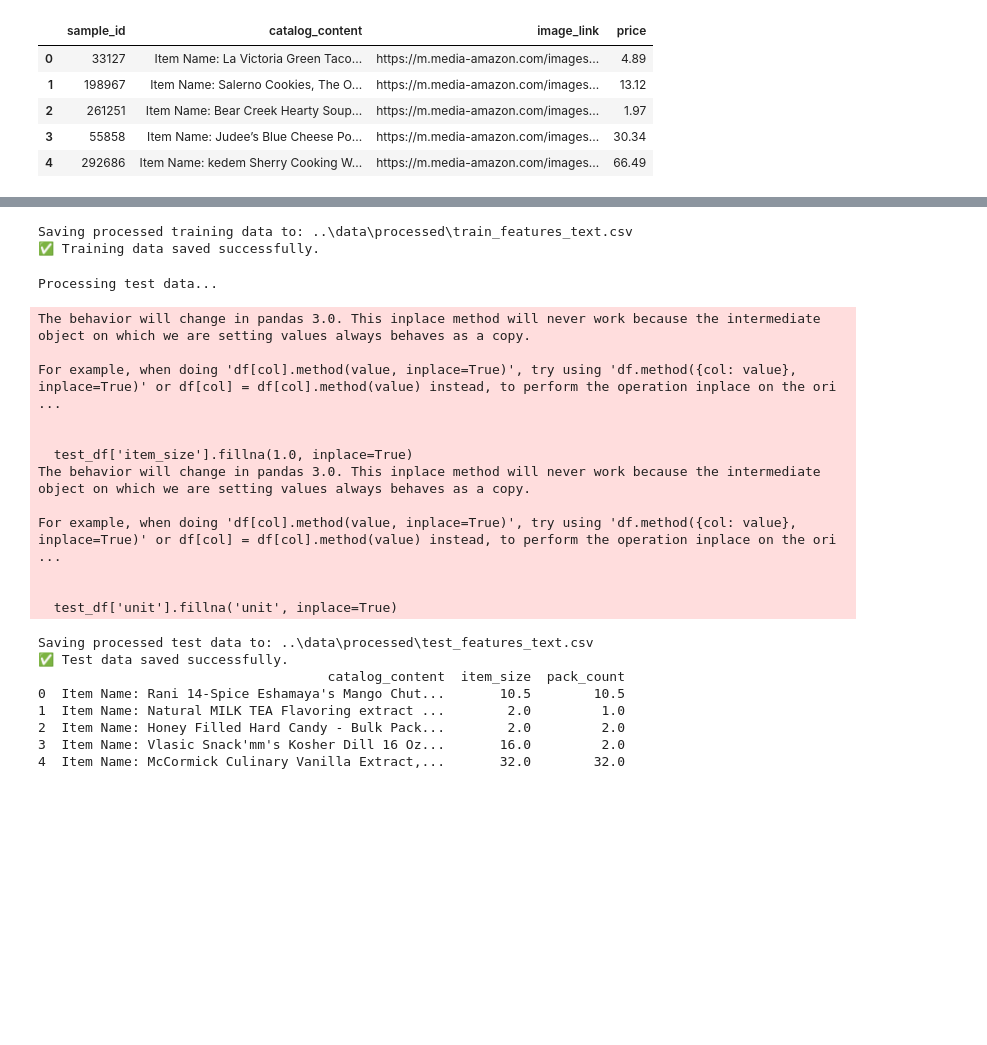
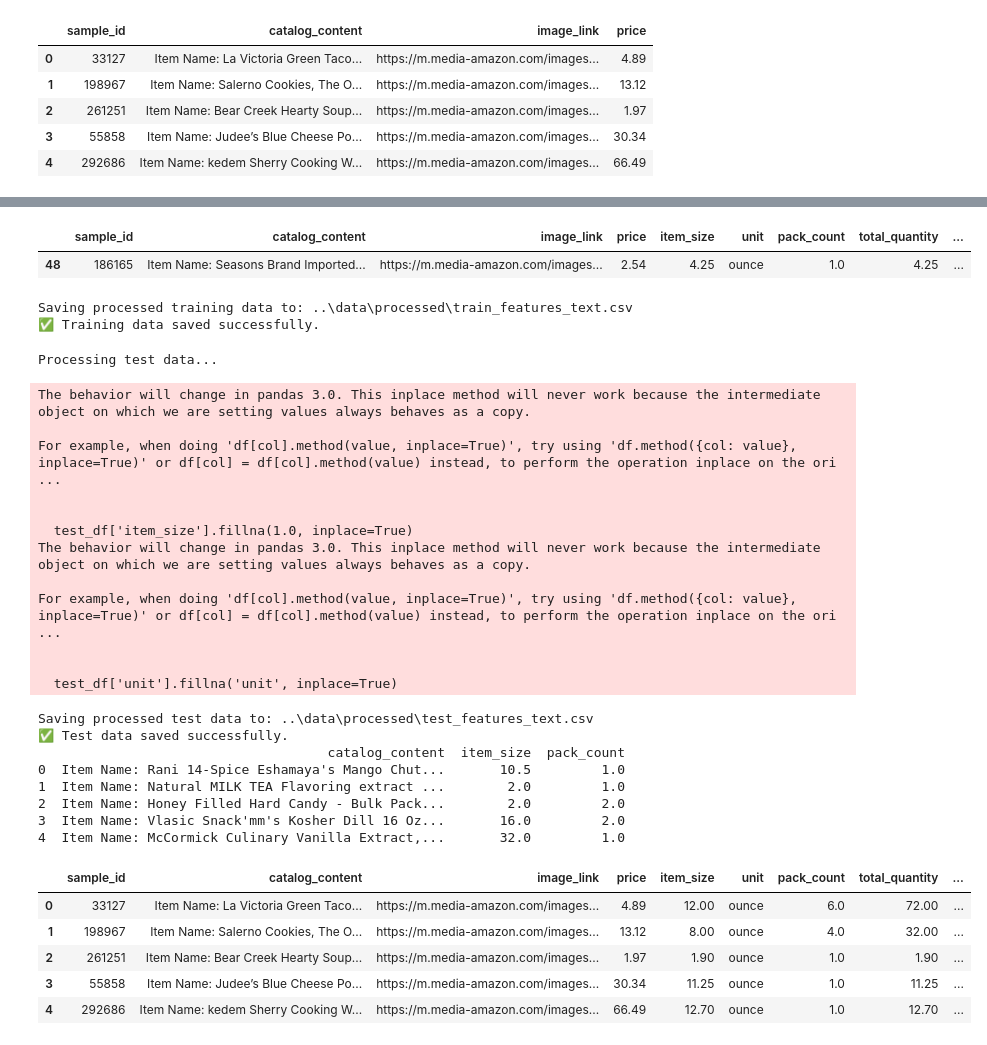
Before and after one commit to Nikk6174/amazon_ml_challenge, a Jupyter notebook: notebooks/FE_size.ipynb, the cells around one changed output, grey strips where cells are left out. Drawn from its saved outputs; the diff is of its cells as text; code cells hidden in the pictures; blank space fills up the shorter version.

```diff
--- a/notebooks/FE_size.ipynb
+++ b/notebooks/FE_size.ipynb
@@ -332,3 +433,8 @@ df.head(10)
+# %%
+df[df['sample_id'] == 186165]
+# %% [output]
+|  | sample_id | catalog_content | image_link | price | item_size | unit | pack_count | total_quantity | ... |
+| 48 | 186165 | Item Name: Seasons Brand Imported... | https://m.media-amazon.com/images... | 2.54 | 4.25 | ounce | 1.0 | 4.25 | ... |
 # %%
 # --- 5. Save the Processed Training Data ---
 
@@ -353,17 +459,24 @@ print("Processing test data...")
 test_raw_path = os.path.join('..', 'data', 'raw', 'test.csv')
 test_df = pd.read_csv(test_raw_path)
 
-# --- Apply the EXACT SAME feature engineering functions from the cells above ---
-temp_test_df = test_df['catalog_content'].apply(find_quantity_and_unit).apply(pd.Series)
+# --- Apply the EXACT SAME feature engineering functions from the training phase ---
+temp_test_df = test_df['catalog_content'].apply(extract_item_size_and_unit).apply(pd.Series)
 test_df['item_size'] = temp_test_df[0]
 test_df['unit'] = temp_test_df[1]
 
-test_df['pack_count'] = test_df['catalog_content'].apply(extract_pack_count)
+# Use the improved pack count function
+test_df['pack_count'] = test_df['catalog_content'].apply(extract_pack_count_final_v2)
 
 # --- Clean up and create the final feature ---
 test_df['item_size'].fillna(1.0, inplace=True)
 test_df['unit'].fillna('unit', inplace=True)
 test_df['total_quantity'] = test_df['item_size'] * test_df['pack_count']
+
+# --- Reorder columns to match training output ---
+final_columns = ['sample_id', 'catalog_content', 'image_link', 'price',
+                 'item_size', 'pack_count', 'total_quantity', 'unit']
+final_columns = [col for col in final_columns if col in test_df.columns]
+test_df = test_df[final_columns]
 
 # --- Save the processed test data ---
 test_processed_path = os.path.join('..', 'data', 'processed', 'test_features_text.csv')
@@ -389,8 +502,17 @@ For example, when doing 'df[col].method(value, inplace=True)', try using 'df.met
 Saving processed test data to: ..\data\processed\test_features_text.csv
 ✅ Test data saved successfully.
                                      catalog_content  item_size  pack_count
-0  Item Name: Rani 14-Spice Eshamaya's Mango Chut...       10.5        10.5
+0  Item Name: Rani 14-Spice Eshamaya's Mango Chut...       10.5         1.0
 1  Item Name: Natural MILK TEA Flavoring extract ...        2.0         1.0
 2  Item Name: Honey Filled Hard Candy - Bulk Pack...        2.0         2.0
 3  Item Name: Vlasic Snack'mm's Kosher Dill 16 Oz...       16.0         2.0
-4  Item Name: McCormick Culinary Vanilla Extract,...       32.0        32.0
+4  Item Name: McCormick Culinary Vanilla Extract,...       32.0         1.0
+# %%
+df.head()
+# %% [output]
+|  | sample_id | catalog_content | image_link | price | item_size | unit | pack_count | total_quantity | ... |
+| 0 | 33127 | Item Name: La Victoria Green Taco... | https://m.media-amazon.com/images... | 4.89 | 12.00 | ounce | 6.0 | 72.00 | ... |
+| 1 | 198967 | Item Name: Salerno Cookies, The O... | https://m.media-amazon.com/images... | 13.12 | 8.00 | ounce | 4.0 | 32.00 | ... |
+| 2 | 261251 | Item Name: Bear Creek Hearty Soup... | https://m.media-amazon.com/images... | 1.97 | 1.90 | ounce | 1.0 | 1.90 | ... |
+| 3 | 55858 | Item Name: Judee’s Blue Cheese Po... | https://m.media-amazon.com/images... | 30.34 | 11.25 | ounce | 1.0 | 11.25 | ... |
+| 4 | 292686 | Item Name: kedem Sherry Cooking W... | https://m.media-amazon.com/images... | 66.49 | 12.70 | ounce | 1.0 | 12.70 | ... |
```
Also changed, not shown: parts of 18 cells of this notebook, 15 other files.
